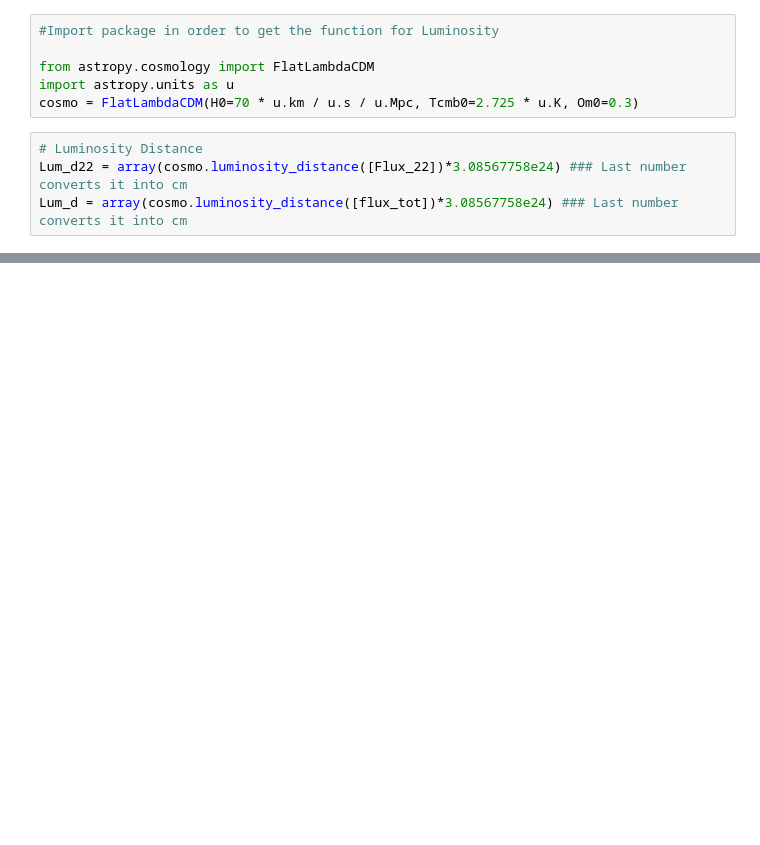
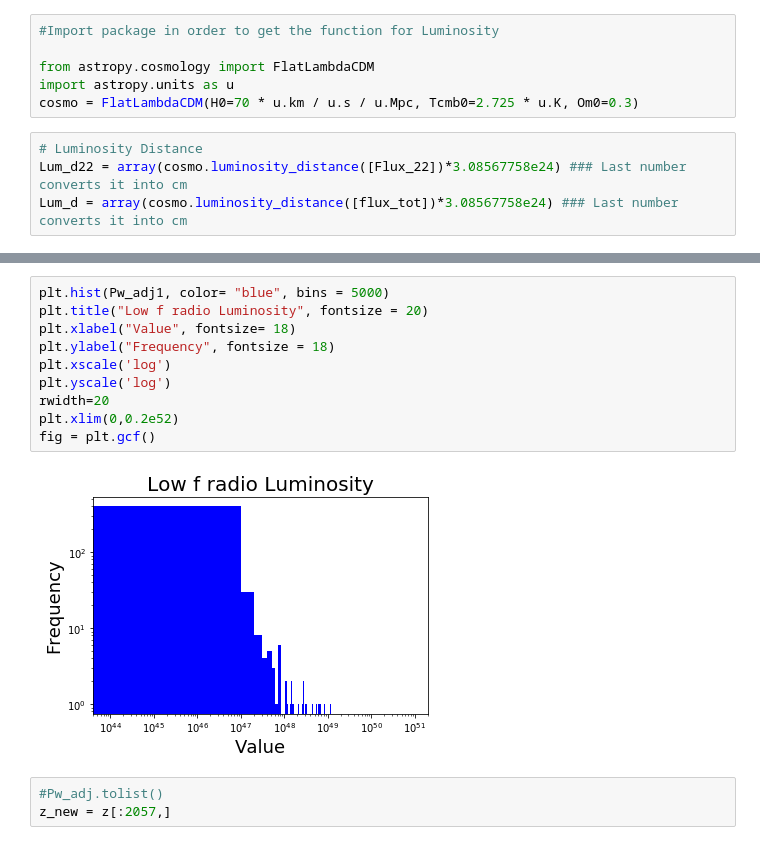
Before and after one commit to gfabj/Oxford-Research, a Jupyter notebook: LOFAR_project.ipynb, the cells around one changed output, grey strips where cells are left out. Cells and saved outputs as stored; diff of their text form; blank space fills up the shorter version.

```diff
--- a/LOFAR_project.ipynb
+++ b/LOFAR_project.ipynb
@@ -92,0 +101,15 @@ np.amax(Pw_adj, axis=0) # Print max value
+# %%
+plt.hist(Pw_adj1, color= "blue", bins = 5000)
+plt.title("Low f radio Luminosity", fontsize = 20)
+plt.xlabel("Value", fontsize= 18)
+plt.ylabel("Frequency", fontsize = 18)
+plt.xscale('log')
+plt.yscale('log')
+rwidth=20
+plt.xlim(0,0.2e52)
+fig = plt.gcf()
+# %% [output]
+[figure, added]
+# %%
+#Pw_adj.tolist()
+z_new = z[:2057,]
```
Also changed, not shown: parts of 13 cells of this notebook.
